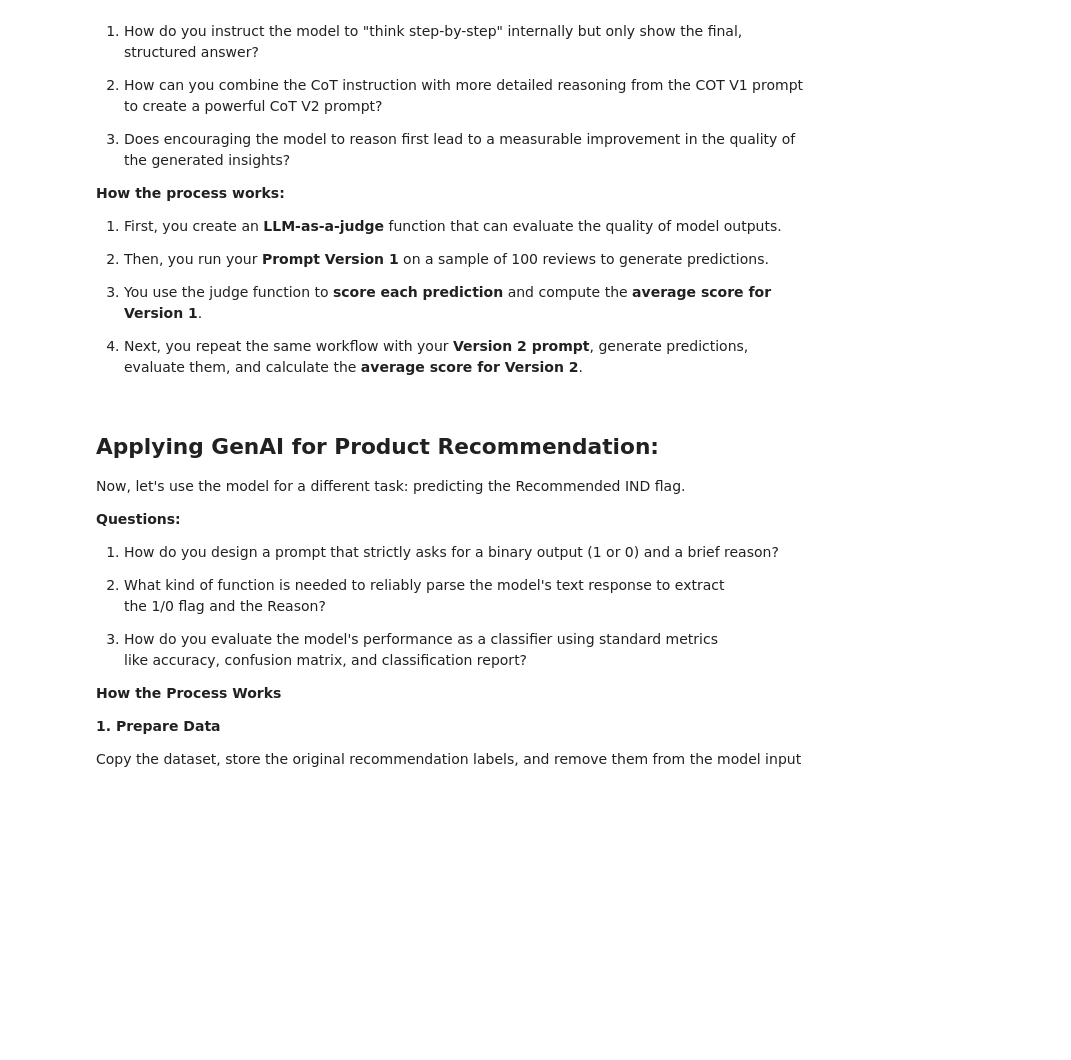
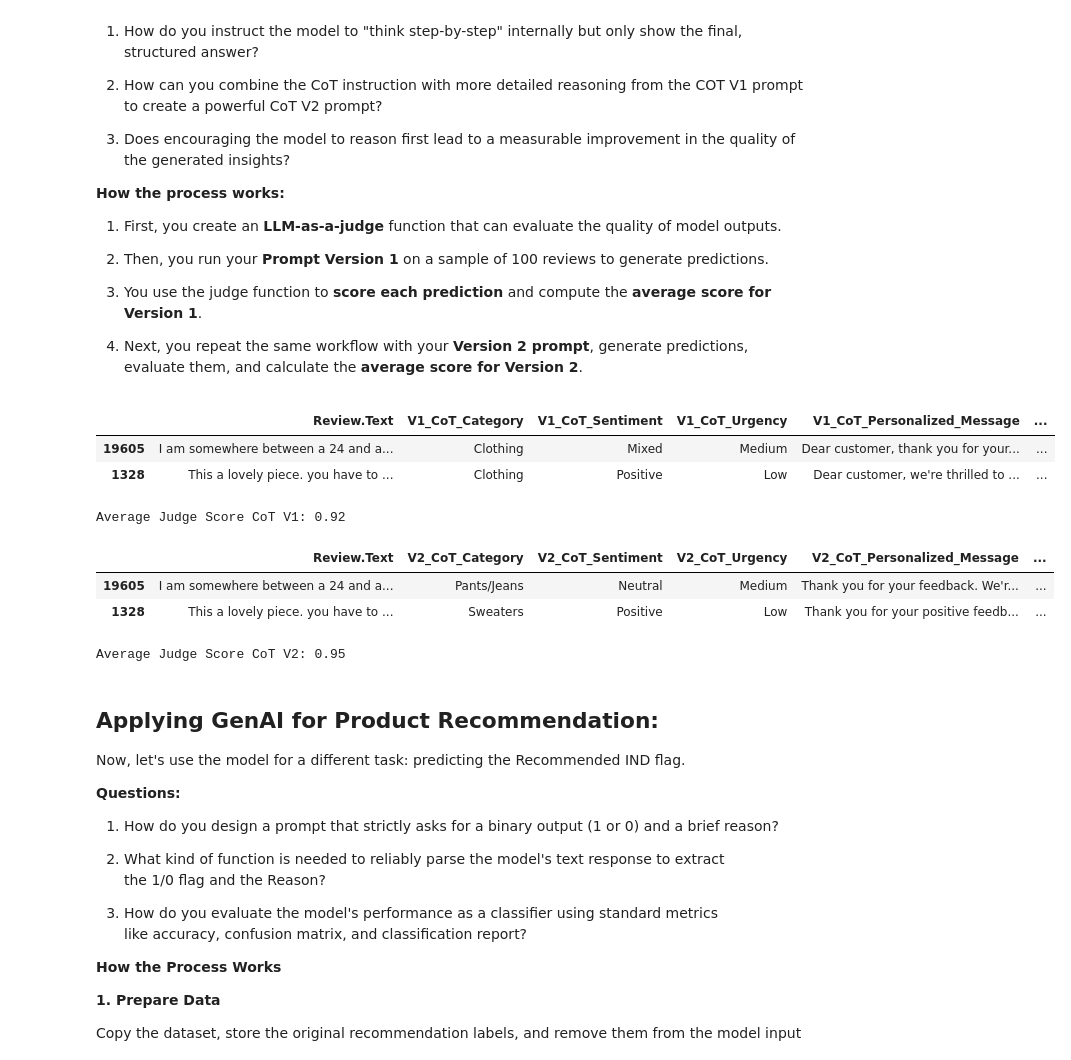
Before and after one commit to mikejoe144/MIT_Course_Capstone_Project, a Jupyter notebook: Real-Time_Retail_Feedback_Intelligence_Full_code.ipynb, the cells around one changed output. Drawn from its saved outputs; the diff is of its cells as text; code cells hidden in the pictures; blank space fills up the shorter version.

Commit message:
Finished Chain of Thought Prompting

```diff
--- a/Real-Time_Retail_Feedback_Intelligence_Full_code.ipynb
+++ b/Real-Time_Retail_Feedback_Intelligence_Full_code.ipynb
@@ -1329,0 +1411,5 @@ Average Judge Score few shot V2: 0.96
+# %%
+#Apply few-shot function to dataframe
+CoT_results_V1 = sample_df['Review.Text'].apply(
+    lambda x: CoT_review(x, CoT_prompt_V1)
+)
@@ -1329,0 +1443,30 @@ Average Judge Score few shot V2: 0.96
+# %%
+#Apply judge function
+sample_df['V1_CoT_judge_result'] = sample_df.apply(
+    lambda row: judge_output(row['Review.Text'], row['model_output']),
+    axis=1
+)
+
+#Split judge output into separate columns
+sample_df[['V1_CoT_judge_text', 'V1_CoT_judge_score']] = pd.DataFrame(
+    sample_df['V1_CoT_judge_result'].tolist(),
+    index=sample_df.index
+)
+# %%
+sample_df[['Review.Text',
+           'V1_CoT_Category',
+           'V1_CoT_Sentiment',
+           'V1_CoT_Urgency',
+           'V1_CoT_Personalized_Message',
+           'V1_CoT_Retail_Insight',
+           'V1_CoT_judge_text',
+           'V1_CoT_judge_score']]
+# %% [output]
+|  | Review.Text | V1_CoT_Category | V1_CoT_Sentiment | V1_CoT_Urgency | V1_CoT_Personalized_Message | ... |
+| 19605 | I am somewhere between a 24 and a... | Clothing | Mixed | Medium | Dear customer, thank you for your... | ... |
+| 1328 | This a lovely piece. you have to ... | Clothing | Positive | Low | Dear customer, we're thrilled to ... | ... |
+# %%
+#average of the judge score for V1 CoT prompt is
+print("Average Judge Score CoT V1:", round(sample_df['V1_CoT_judge_score'].mean(), 2))
+# %% [output]
+Average Judge Score CoT V1: 0.92
@@ -1330,3 +1566,21 @@ Average Judge Score few shot V2: 0.96
+# %%
+sample_df[['Review.Text',
+           'V2_CoT_Category',
+           'V2_CoT_Sentiment',
+           'V2_CoT_Urgency',
+           'V2_CoT_Personalized_Message',
+           'V2_CoT_Retail_Insight',
+           'V2_CoT_judge_text',
+           'V2_CoT_judge_score']]
+# %% [output]
+|  | Review.Text | V2_CoT_Category | V2_CoT_Sentiment | V2_CoT_Urgency | V2_CoT_Personalized_Message | ... |
+| 19605 | I am somewhere between a 24 and a... | Pants/Jeans | Neutral | Medium | Thank you for your feedback. We'r... | ... |
+| 1328 | This a lovely piece. you have to ... | Sweaters | Positive | Low | Thank you for your positive feedb... | ... |
+# %%
+#average of the judge score for V1 CoT prompt is
+print("Average Judge Score CoT V2:", round(sample_df['V2_CoT_judge_score'].mean(), 2))
+# %% [output]
+Average Judge Score CoT V2: 0.95
 # %% [markdown]
 ## **Applying GenAI for Product Recommendation:**
 
```
Also changed, not shown: parts of 9 cells of this notebook.
